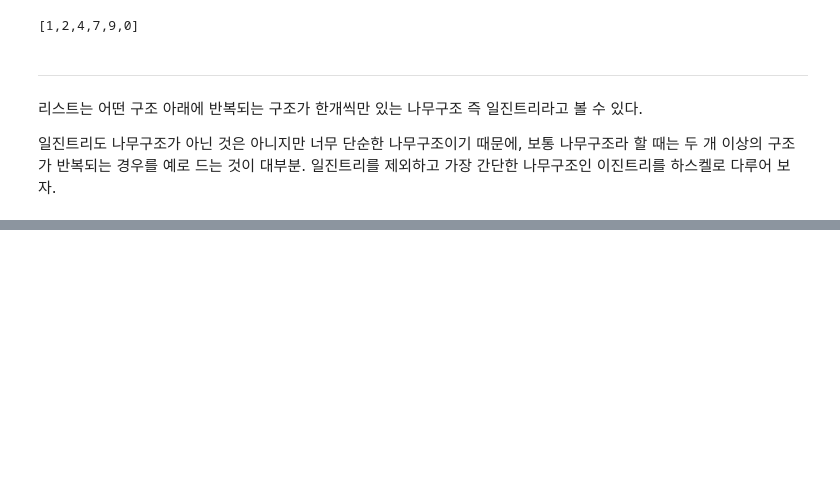
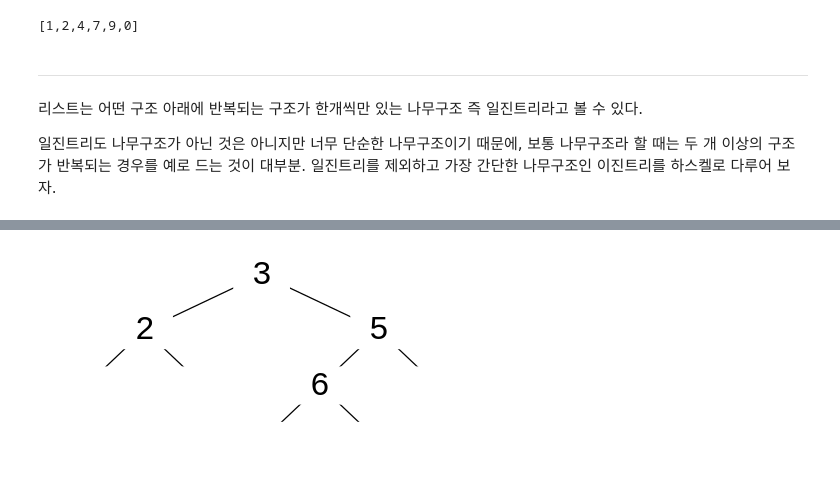
Before and after one commit to hnu-pl/pl2020fall, a Jupyter notebook: 02 More Haskell Programming.ipynb, the cells around one changed output, grey strips where cells are left out. Cells and saved outputs as stored; diff of their text form; code cells hidden in the pictures; blank space fills up the shorter version.

```diff
--- a/02 More Haskell Programming.ipynb
+++ b/02 More Haskell Programming.ipynb
@@ -477,0 +506,10 @@ Error:
+# %%
+t3 =  Node 3
+        (Node 2 Null Null)
+        (Node 5
+            (Node 6 Null Null)
+            Null)
+
+diagram . renderBinTree $ t3 -- BST가 아님!!!! 5가 왼쪽에 있는 6보다 더 크지 않다
+# %% [output]
+[figure, added]
```
Also changed, not shown: parts of 17 cells of this notebook.
